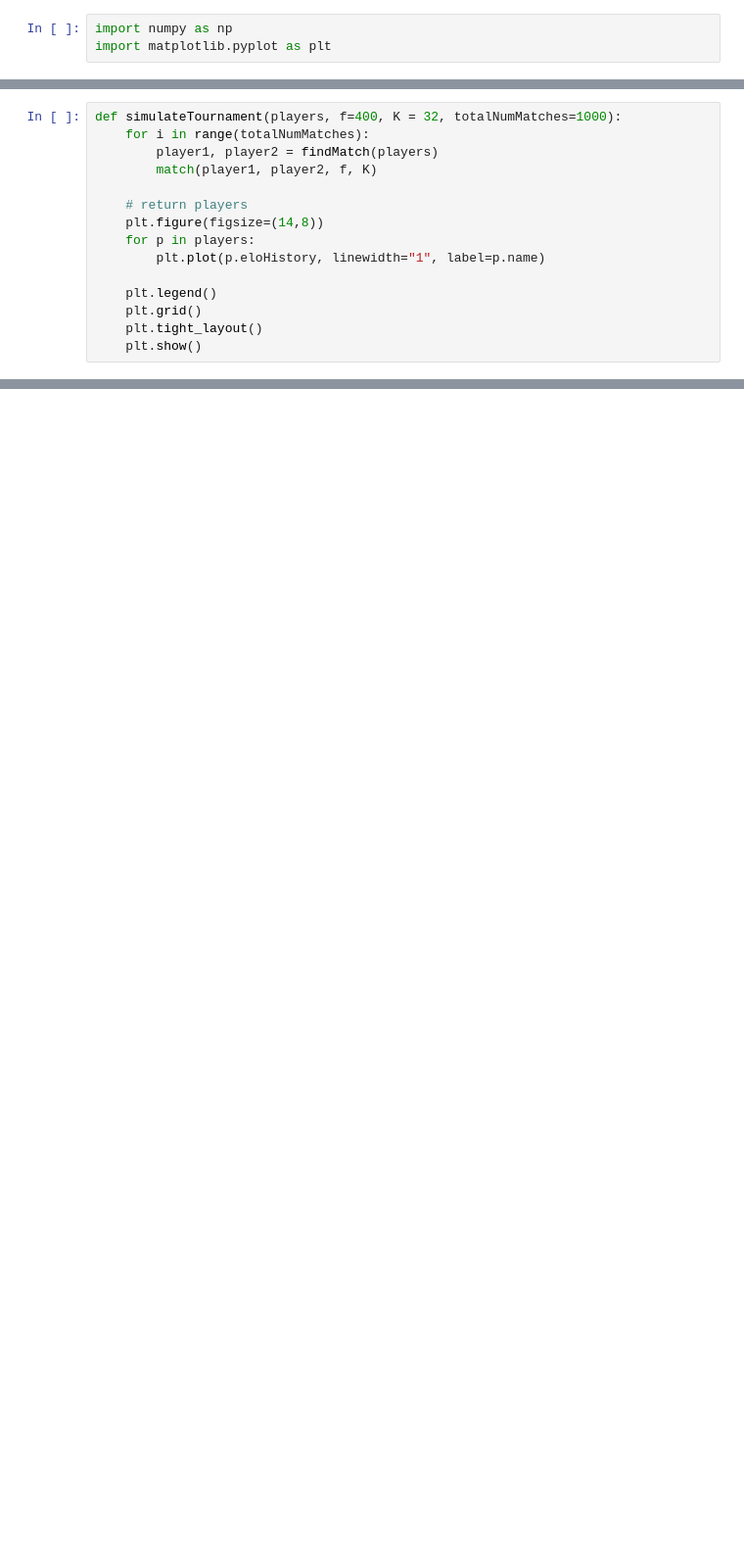
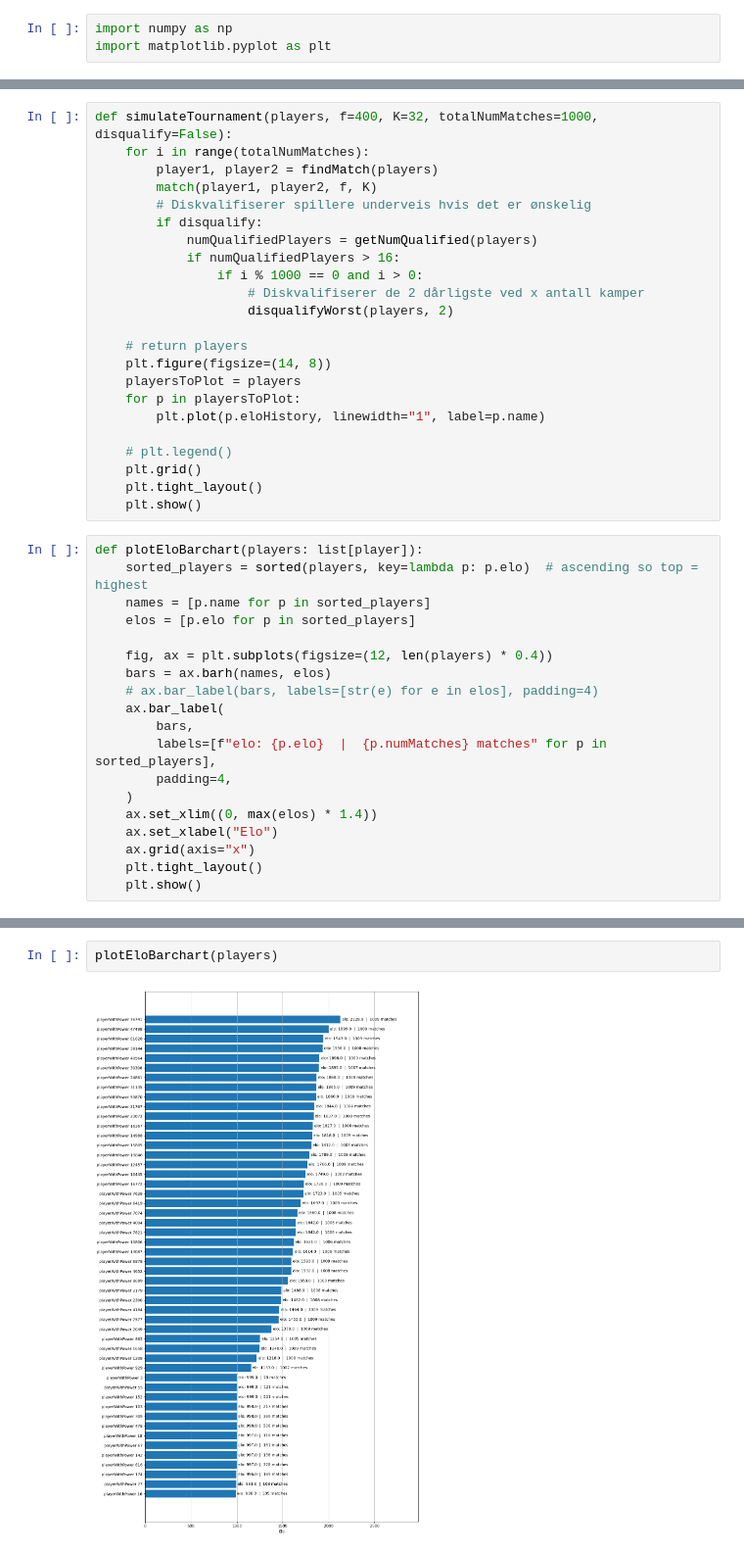
Before and after one commit to Stcwal/sauogfjell, a Jupyter notebook: src/pages/elo/elo-simulering.ipynb, the cells around one changed output, grey strips where cells are left out. Shown at 98% size. Saved outputs shown, nothing was run; the diff lists cells and outputs as text; blank space fills up the shorter version.

```diff
--- a/src/pages/elo/elo-simulering.ipynb
+++ b/src/pages/elo/elo-simulering.ipynb
@@ -89,16 +107,43 @@ def match(player1: player, player2: player, f: int, K: int):
 # %%
-def simulateTournament(players, f=400, K = 32, totalNumMatches=1000):
+def simulateTournament(players, f=400, K=32, totalNumMatches=1000, disqualify=False):
     for i in range(totalNumMatches):
         player1, player2 = findMatch(players)
         match(player1, player2, f, K)
+        # Diskvalifiserer spillere underveis hvis det er ønskelig
+        if disqualify:
+            numQualifiedPlayers = getNumQualified(players)
+            if numQualifiedPlayers > 16:
+                if i % 1000 == 0 and i > 0:
+                    # Diskvalifiserer de 2 dårligste ved x antall kamper
+                    disqualifyWorst(players, 2)
 
     # return players
-    plt.figure(figsize=(14,8))
-    for p in players:
+    plt.figure(figsize=(14, 8))
+    playersToPlot = players
+    for p in playersToPlot:
         plt.plot(p.eloHistory, linewidth="1", label=p.name)
 
-    plt.legend()
+    # plt.legend()
     plt.grid()
     plt.tight_layout()
     plt.show()
+# %%
+def plotEloBarchart(players: list[player]):
+    sorted_players = sorted(players, key=lambda p: p.elo)  # ascending so top = highest
+    names = [p.name for p in sorted_players]
+    elos = [p.elo for p in sorted_players]
+
+    fig, ax = plt.subplots(figsize=(12, len(players) * 0.4))
+    bars = ax.barh(names, elos)
+    # ax.bar_label(bars, labels=[str(e) for e in elos], padding=4)
+    ax.bar_label(
+        bars,
+        labels=[f"elo: {p.elo}  |  {p.numMatches} matches" for p in sorted_players],
+        padding=4,
+    )
+    ax.set_xlim((0, max(elos) * 1.4))
+    ax.set_xlabel("Elo")
+    ax.grid(axis="x")
+    plt.tight_layout()
+    plt.show()
 # %%
@@ -109,0 +157,4 @@ simulateTournament(players, totalNumMatches=1000)
+# %%
+plotEloBarchart(players)
+# %% [output]
+[figure, added]
```
Also changed, not shown: parts of 7 cells of this notebook.
